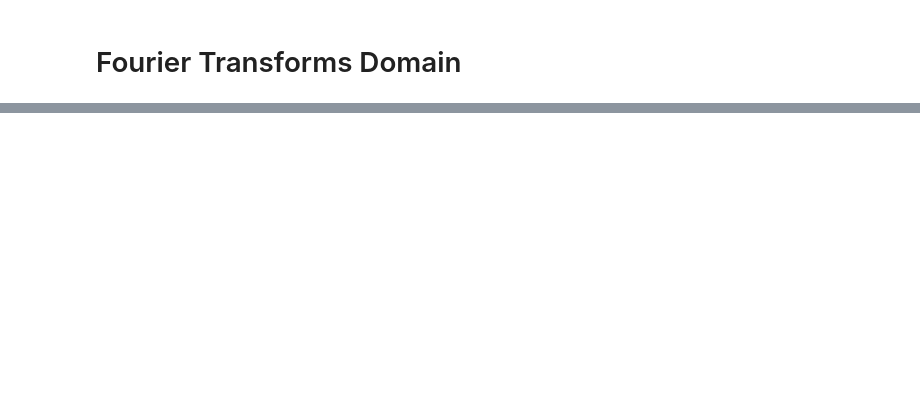
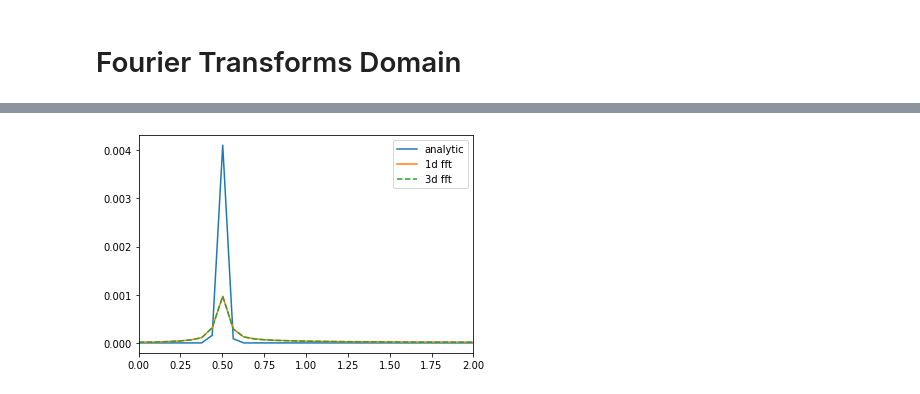
Before and after one commit to jcandane/Lightfield, a Jupyter notebook: EMfield.ipynb, the cells around one changed output, grey strips where cells are left out. Saved outputs shown, nothing was run; the diff lists cells and outputs as text; code cells hidden in the pictures; blank space fills up the shorter version.

```diff
--- a/EMfield.ipynb
+++ b/EMfield.ipynb
@@ -341,0 +319,20 @@ array([  0,   1,   2,   3,   4,   5,   6,   7,   8,   9,  10,  11,  12,  13,  14
+# %%
+X = Eu_t.real[:,1]
+values = np.arange(0, int(len(X)/2), 1)
+af =  2 * values * Ω / (len(X))
+
+ft_E_t = Γ * E_u0 * np.exp( - Γ**2 * (w - af)**2/ (16*np.log(2)) + 1j * ( ϕ_u + w*t0) ) / np.sqrt(8*np.log(2))
+
+
+fft_Eu_3d = np.fft.fft(  Eu_t.real , axis=0 ) / (len(Eu_t) * π)
+
+fft_Eu = (np.fft.fft(  Eu_t.real[:,1]  )) / (len(Eu_t.real[:,1]) * π) ##[:int(len(A_t)/2)]
+
+plt.plot(af, ft_E_t.real/100, label="analytic")
+plt.plot(af, np.abs(fft_Eu)[:int(len(X)/2)], label="1d fft")
+plt.plot(af, np.abs( fft_Eu_3d[:int(len(X)/2), 1] ), linestyle="dashed", label="3d fft")
+plt.xlim([0, 2])
+plt.legend()
+plt.show()
+# %% [output]
+[figure, added]
```
Also changed, not shown: parts of 27 cells of this notebook.
